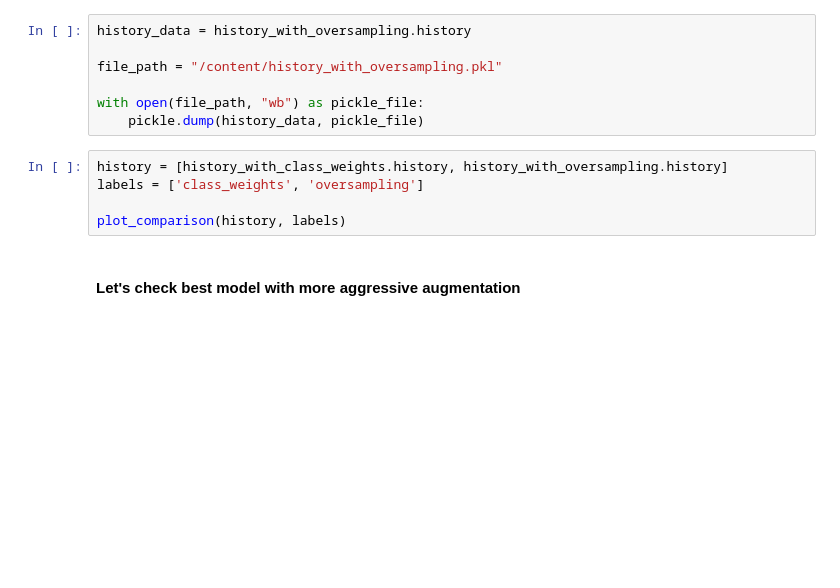
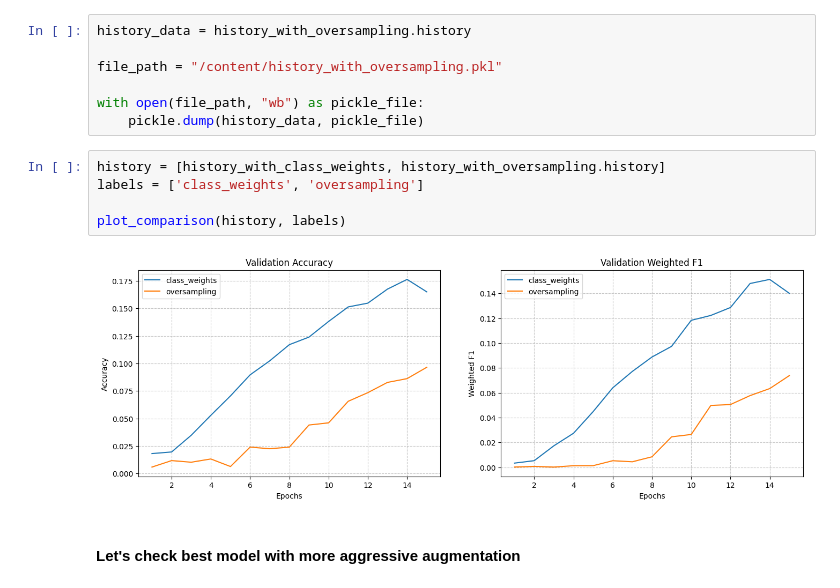
Before and after one commit to MaximilianLae/DL_Skin_Disease_Classification, a Jupyter notebook: VersionWithFunctionsGithub.ipynb, the cells around one changed output. Cells and saved outputs as stored; diff of their text form; blank space fills up the shorter version.

Commit message:
oversampling done

```diff
--- a/VersionWithFunctionsGithub.ipynb
+++ b/VersionWithFunctionsGithub.ipynb
@@ -743,10 +905,12 @@ file_path = "/content/history_with_oversampling.pkl"
 with open(file_path, "wb") as pickle_file:
     pickle.dump(history_data, pickle_file)
 # %%
-history = [history_with_class_weights.history, history_with_oversampling.history]
+history = [history_with_class_weights, history_with_oversampling.history]
 labels = ['class_weights', 'oversampling']
 
 plot_comparison(history, labels)
+# %% [output]
+[figure, added]
 # %% [markdown]
 #### Let's check best model with more aggressive augmentation
 # %%
```
Also changed, not shown: parts of 6 cells of this notebook.
